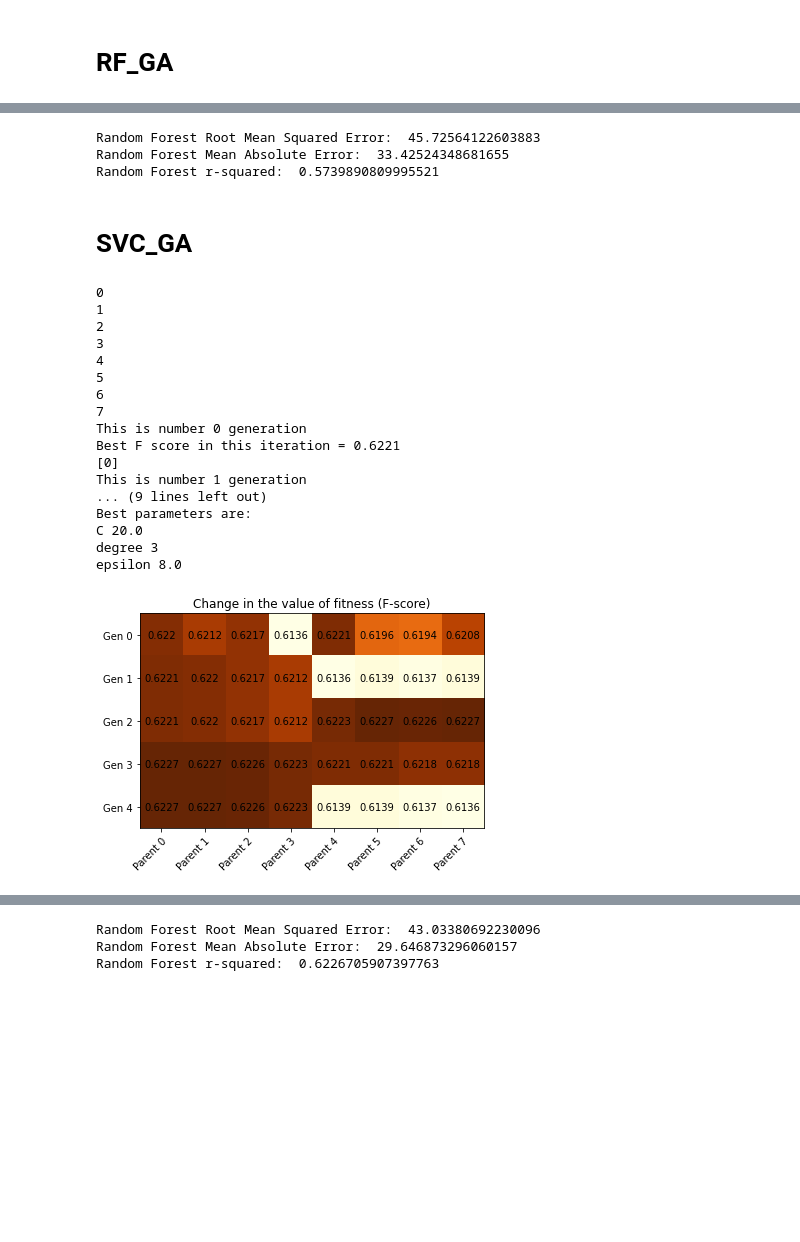
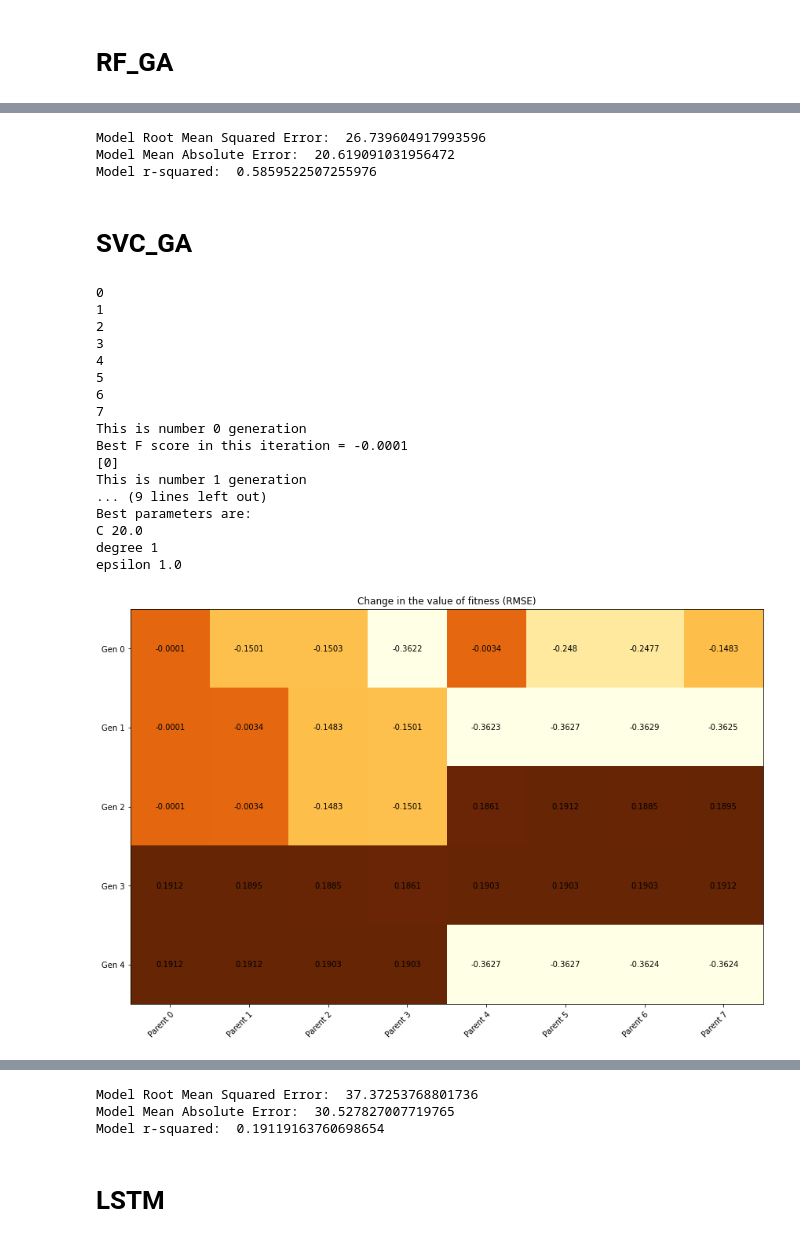
Before and after one commit to myschl/ML-DL, a Jupyter notebook: RUL_Prediction_.ipynb, the cells around one changed output, grey strips where cells are left out. Cells and saved outputs as stored; diff of their text form; code cells hidden in the pictures; blank space fills up the shorter version.

```diff
--- a/RUL_Prediction_.ipynb
+++ b/RUL_Prediction_.ipynb
@@ -589,0 +224,2 @@ X.shape
+# %%
+fd_001_test.drop(columns=['Nf_dmd','PCNfR_dmd','P2','T2','TRA','farB','epr'],inplace=True)
@@ -754,0 +288,6 @@ result
+# %%
+model =train_models(train_df, 'SVR')
+preds = model.predict(X_001_test)
+
+score_func(y_true, preds)
+plot_result(y_true, preds)
@@ -1495,22 +1100,25 @@ max_lead_nodes 12
 # %%
 model = RandomForestRegressor(
-n_estimators =10,
-max_depth =9,
-max_leaf_nodes =12
+n_estimators =85,
+max_depth =91,
+max_leaf_nodes =8,
+min_samples_split =85,
+min_samples_leaf =91,
+min_impurity_decrease= 8,
+random_state = 126
 )
 
-model.fit(train_data, train_labels)
+model.fit(X_train, y_train)
 
-preds = model.predict(test_data)
+preds = model.predict(X_test)
 
-
-print("Model Root Mean Squared Error: ", sqrt(mean_squared_error(test_labels, preds)))
-print("Model Mean Absolute Error: ", mean_absolute_error(test_labels, preds))
-print("Model r-squared: ", r2_score(test_labels, preds))
+print("Model Root Mean Squared Error: ", sqrt(mean_squared_error(y_test, preds)))
+print("Model Mean Absolute Error: ", mean_absolute_error(y_test, preds))
+print("Model r-squared: ", r2_score(y_test, preds))
 # %% [output]
-Random Forest Root Mean Squared Error:  45.72564122603883
-Random Forest Mean Absolute Error:  33.42524348681655
-Random Forest r-squared:  0.5739890809995521
+Model Root Mean Squared Error:  26.739604917993596
+Model Mean Absolute Error:  20.619091031956472
+Model r-squared:  0.5859522507255976
 # %% [markdown]
 # **SVC_GA**
 # %%
@@ -1523,6 +1131,7 @@ class geneticXGboost:
   from sklearn.ensemble import RandomForestRegressor
   from sklearn.svm import SVR
   import matplotlib.pyplot as plt
+  import random
 
 
   random.seed(723)
@@ -1739,10 +1348,14 @@ np.random.seed(723)
 
 #model xgboost
 #use xgboost API now
-X_train = train_data
-y_train = train_labels
-X_test = test_data
-y_test = test_labels
+X = train_df.iloc[:,:14].to_numpy()
+Y = train_df.iloc[:,14:].to_numpy()
+Y = np.ravel(Y)
+
+X_train = X
+y_train = Y
+X_test = X_001_test
+y_test = y_true
 
 # xgDMatrix = xgb.DMatrix(X_train, y_train) #create Dmatrix
 # xgbDMatrixTest = xgb.DMatrix(X_test, y_test)
@@ -1829,7 +1442,7 @@ print('epsilon', population[bestFitnessIndex][2])
 #visualize the change in fitness of the various generations and parents
 
 
-geneticXGboost.plot_parameters(numberOfGenerations, numberOfParents, fitnessHistory, "fitness (F-score)")
+geneticXGboost.plot_parameters(numberOfGenerations, numberOfParents, fitnessHistory, "fitness (RMSE)")
 
 #Look at individual parameters change with generation
 #Create array for each parameter history (Genration x Parents)
@@ -1843,34 +1456,34 @@ maxleafnodeHistory = populationHistory[:, 2].reshape([numberOfGenerations+1, num
 # gammaHistory = populationHistory[:, 4].reshape([numberOfGenerations+1, numberOfParents])
 # subsampleHistory = populationHistory[:, 5].reshape([numberOfGenerations+1, numberOfParents])
 # colsampleByTreeHistory = populationHistory[:, 6].reshape([numberOfGenerations+1, numberOfParents])
 
 #generate heatmap for each parameter
 
 # geneticXGboost.plot_parameters(numberOfGenerations, numberOfParents, learnigRateHistory, "learning rate")
 
 geneticXGboost.plot_parameters(numberOfGenerations, numberOfParents, nEstimatorHistory, "C")
 geneticXGboost.plot_parameters(numberOfGenerations, numberOfParents, maxdepthHistory, "Degree")
 geneticXGboost.plot_parameters(numberOfGenerations, numberOfParents, maxleafnodeHistory, "Epsilon")
 
 # geneticXGboost.plot_parameters(numberOfGenerations, numberOfParents, gammaHistory, "gamma")
 # geneticXGboost.plot_parameters(numberOfGenerations, numberOfParents, subsampleHistory, "subsample")
 # geneticXGboost.plot_parameters(numberOfGenerations, numberOfParents, colsampleByTreeHistory, "col sample by history")
 # %% [output]
 0
 1
 2
 3
 4
 5
 6
 7
 This is number 0 generation
-Best F score in this iteration = 0.6221
+Best F score in this iteration = -0.0001
 [0]
 This is number 1 generation
 ... (9 lines left out)
 Best parameters are:
 C 20.0
-degree 3
-epsilon 8.0
+degree 1
+epsilon 1.0
-[figure, old version]
+[figure, new version]
@@ -1880,19 +1493,21 @@ epsilon 8.0
 # %%
 model = SVR(
 C =20.0,
-degree =3,
-epsilon= 8.0
+degree =1,
+epsilon= 1.0
 )
 
-model.fit(train_data, train_labels)
+model.fit(X_train, y_train)
 
-preds = model.predict(test_data)
+preds = model.predict(X_test)
 
 
-print("Model Root Mean Squared Error: ", sqrt(mean_squared_error(test_labels, preds)))
-print("Model Mean Absolute Error: ", mean_absolute_error(test_labels, preds))
-print("Model r-squared: ", r2_score(test_labels, preds))
+print("Model Root Mean Squared Error: ", sqrt(mean_squared_error(y_test, preds)))
+print("Model Mean Absolute Error: ", mean_absolute_error(y_test, preds))
+print("Model r-squared: ", r2_score(y_test, preds))
 # %% [output]
-Random Forest Root Mean Squared Error:  43.03380692230096
-Random Forest Mean Absolute Error:  29.646873296060157
-Random Forest r-squared:  0.6226705907397763
+Model Root Mean Squared Error:  37.37253768801736
+Model Mean Absolute Error:  30.527827007719765
+Model r-squared:  0.19119163760698654
+# %% [markdown]
+# **LSTM**
```
Also changed, not shown: parts of 73 cells of this notebook.
